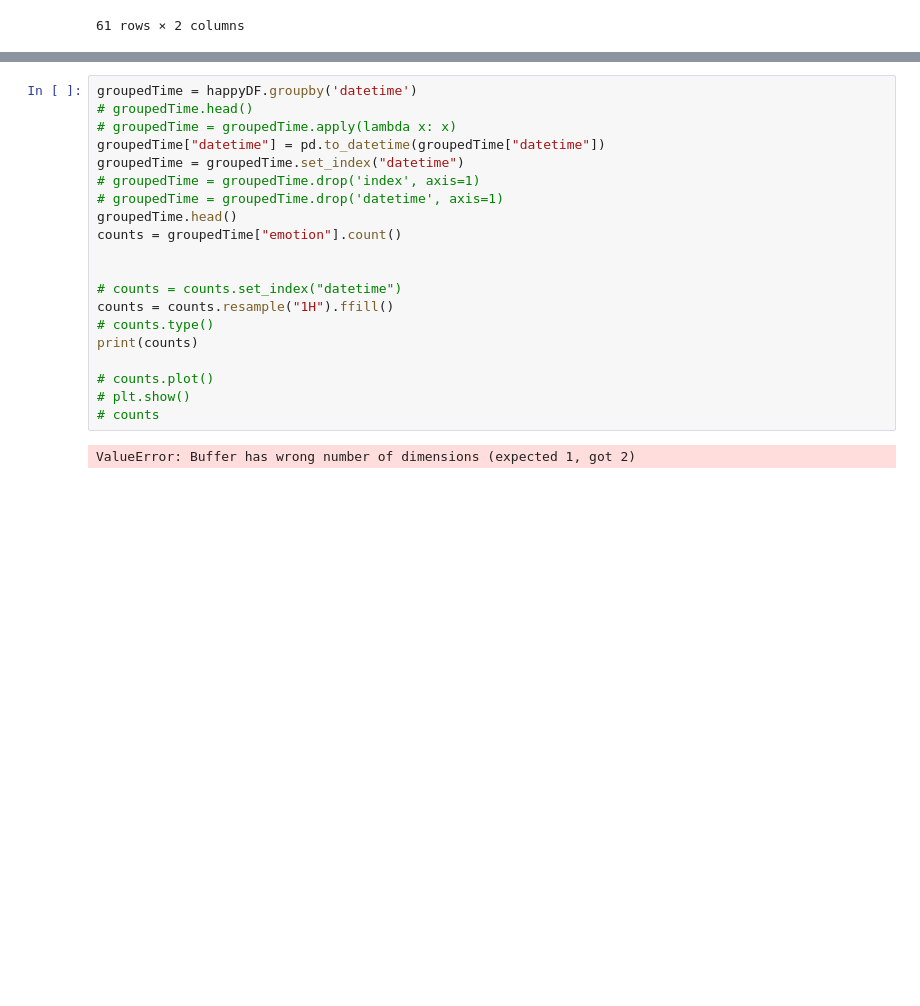
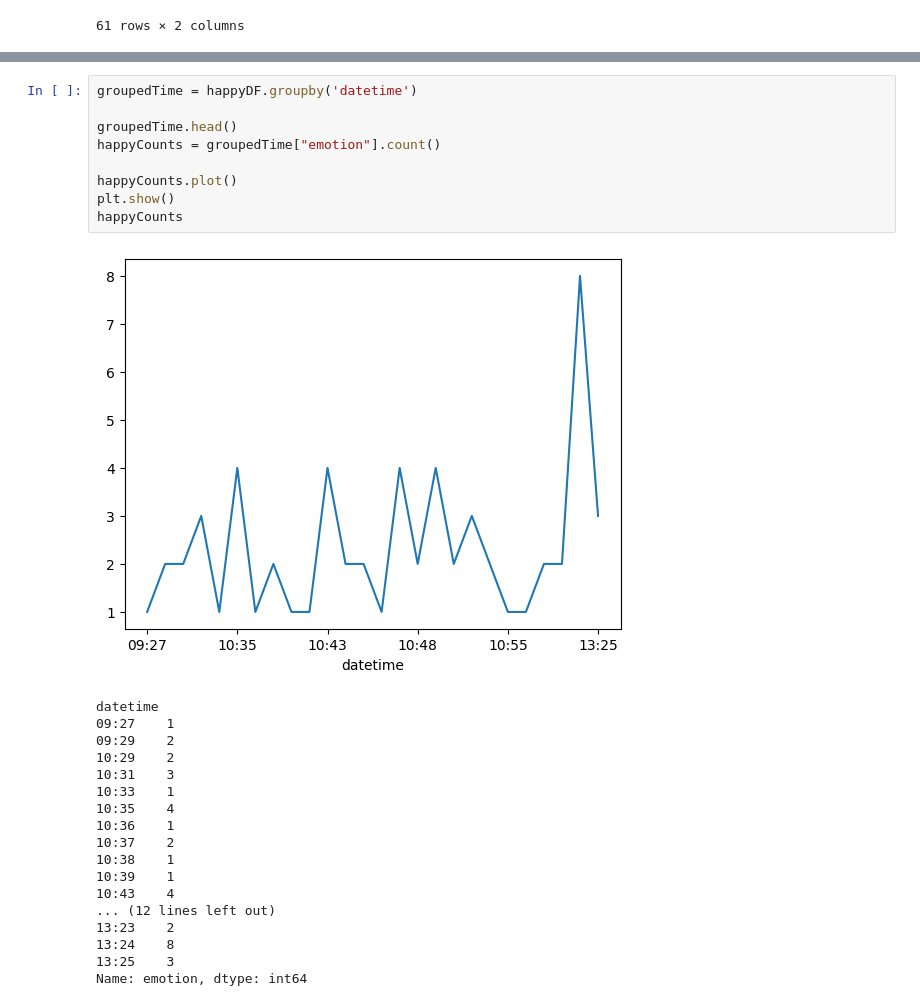
Before and after one commit to dominic-hill1/emotion-recognition-system, a Jupyter notebook: graphing.ipynb, the cells around one changed output, grey strips where cells are left out. Drawn from its saved outputs; the diff is of its cells as text; blank space fills up the shorter version.

```diff
--- a/graphing.ipynb
+++ b/graphing.ipynb
@@ -86,22 +50,28 @@ Name: emotion, dtype: int64
-# %%
-groupedTime = happyDF.groupby('datetime')
-# groupedTime.head()
-# groupedTime = groupedTime.apply(lambda x: x)
-groupedTime["datetime"] = pd.to_datetime(groupedTime["datetime"])
-groupedTime = groupedTime.set_index("datetime")
-# groupedTime = groupedTime.drop('index', axis=1)
-# groupedTime = groupedTime.drop('datetime', axis=1)
-groupedTime.head()
-counts = groupedTime["emotion"].count()
-
-
-# counts = counts.set_index("datetime")
-counts = counts.resample("1H").ffill()
-# counts.type()
-print(counts)
-
-# counts.plot()
-# plt.show()
-# counts
-# %% [output]
-ValueError: Buffer has wrong number of dimensions (expected 1, got 2)
+# %%
+groupedTime = happyDF.groupby('datetime')
+
+groupedTime.head()
+happyCounts = groupedTime["emotion"].count()
+
+happyCounts.plot()
+plt.show()
+happyCounts
+# %% [output]
+[figure, added]
+datetime
+09:27    1
+09:29    2
+10:29    2
+10:31    3
+10:33    1
+10:35    4
+10:36    1
+10:37    2
+10:38    1
+10:39    1
+10:43    4
+... (12 lines left out)
+13:23    2
+13:24    8
+13:25    3
+Name: emotion, dtype: int64
```
Also changed, not shown: parts of 4 cells of this notebook, 2 other files.
